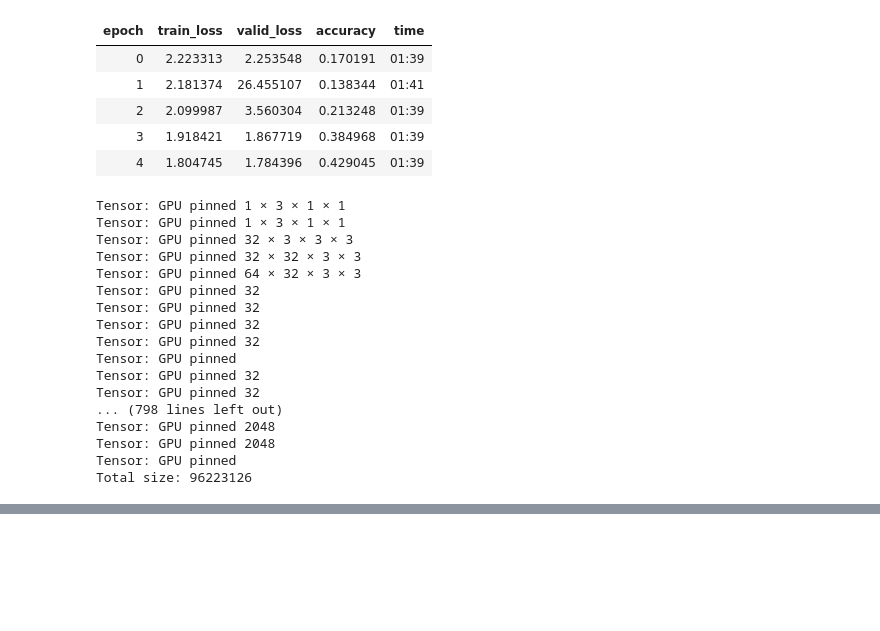
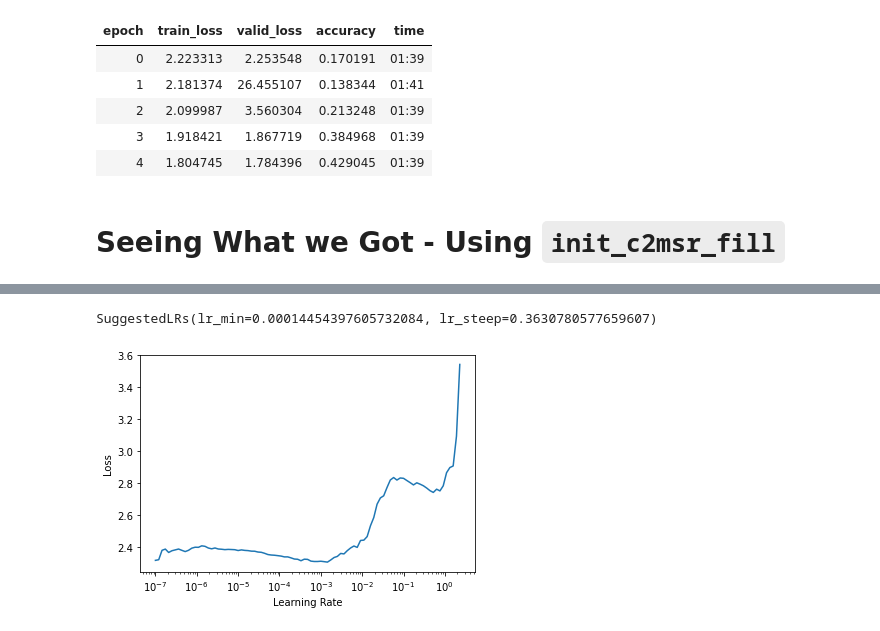
Before and after one commit to m0sys/retinanet-from-torch, a Jupyter notebook: notebooks/17_xresnet_train_on_imagenette.ipynb, the cells around one changed output, grey strips where cells are left out. Drawn from its saved outputs; the diff is of its cells as text; code cells hidden in the pictures; blank space fills up the shorter version.

Commit message:
feat: add xresnet impl with 88% accur!

```diff
--- a/notebooks/17_xresnet_train_on_imagenette.ipynb
+++ b/notebooks/17_xresnet_train_on_imagenette.ipynb
@@ -181,20 +147,7 @@ def dump_tensors(gpu_only=True):
-# %%
-dump_tensors()
-# %% [output]
-Tensor: GPU pinned 1 × 3 × 1 × 1
-Tensor: GPU pinned 1 × 3 × 1 × 1
-Tensor: GPU pinned 32 × 3 × 3 × 3
-Tensor: GPU pinned 32 × 32 × 3 × 3
-Tensor: GPU pinned 64 × 32 × 3 × 3
-Tensor: GPU pinned 32
-Tensor: GPU pinned 32
-Tensor: GPU pinned 32
-Tensor: GPU pinned 32
-Tensor: GPU pinned
-Tensor: GPU pinned 32
-Tensor: GPU pinned 32
-... (798 lines left out)
-Tensor: GPU pinned 2048
-Tensor: GPU pinned 2048
-Tensor: GPU pinned
-Total size: 96223126
+# %% [markdown]
+# Seeing What we Got - Using `init_c2msr_fill`
+# %%
+learn = Learner(dls, xresnet50(num_classes=10, train_mode=True), metrics=accuracy)
+# %%
+learn.lr_find()
+# %% [output]
@@ -200,0 +155,2 @@ Total size: 96223126
+SuggestedLRs(lr_min=0.00014454397605732084, lr_steep=0.3630780577659607)
+[figure, added]
```
Also changed, not shown: parts of 67 cells of this notebook, 3 other files.
